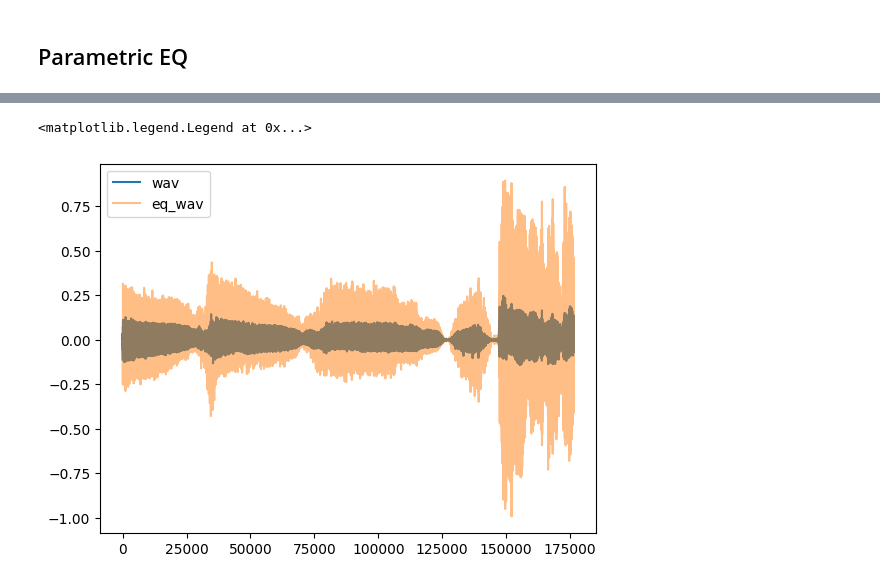
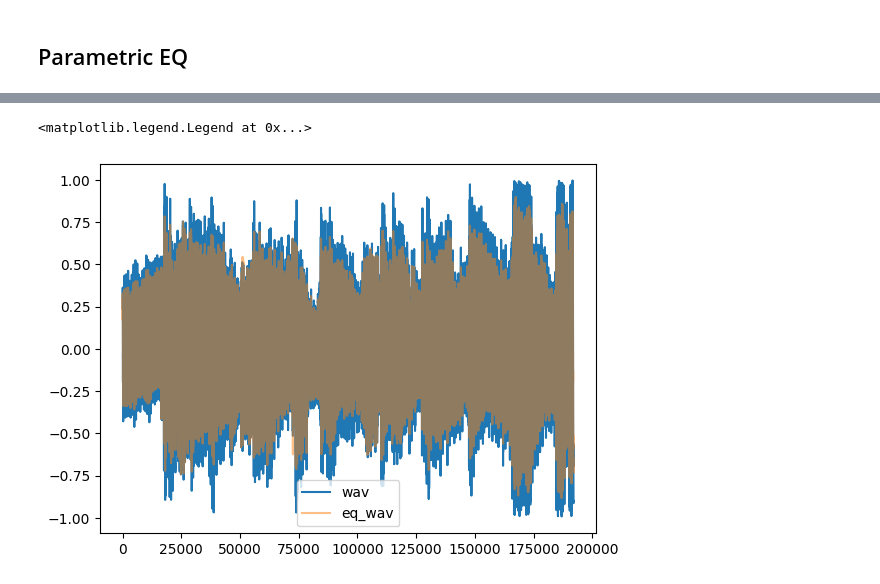
Before and after one commit to ytsrt66589/diffFx-pytorch, a Jupyter notebook: examples/processors/notebook/test_eq.ipynb, the cells around one changed output, grey strips where cells are left out. Cells and saved outputs as stored; diff of their text form; code cells hidden in the pictures.

```diff
--- a/examples/processors/notebook/test_eq.ipynb
+++ b/examples/processors/notebook/test_eq.ipynb
@@ -6,9 +6,11 @@ import matplotlib.pyplot as plt
 import IPython.display as ipd
 import soundfile as sf
 # %%
-AUDIO_PATH = '/home/yytung/projects/MixingSecrets/dataset/Plums/raw_tracks/06_LeadVox.wav'
+AUDIO_PATH = '/home/yytung/projects/test_audiobox/gao.wav'
 wav, sr = sf.read(AUDIO_PATH)
+wav = np.mean(wav, axis=1)
 wav = wav[sr*15:sr*19]
+
 ipd.display(ipd.Audio(data=wav, rate=sr, normalize=False))
 plt.figure(dpi=100)
 plt.plot(wav,      label='wav')
@@ -72,34 +74,34 @@ plt.legend()
 # %%
 from diffFx_pytorch.processors.eq import ParametricEqualizer
 
 TONE_DSP_PARAMS = {
     # Low shelf parameters
-    'low_shelf_gain_db': 5.0,
+    'low_shelf_gain_db': -2.0,
     'low_shelf_frequency': 100.0,
     'low_shelf_q_factor': 0.707,
-    f'peak_1_gain_db': 20.0,
+    f'peak_1_gain_db': -5.0,
     f'peak_1_frequency': 1000.0,
     f'peak_1_q_factor': 0.707,
     # High shelf parameters
-    'high_shelf_gain_db': -10.0,
+    'high_shelf_gain_db': 4.0,
     'high_shelf_frequency': 10000.0,
     'high_shelf_q_factor': 0.707,
 }
 
 Processor = ParametricEqualizer(sample_rate=sr, num_peak_filters=1).to('cuda')
 test_wav = torch.from_numpy(wav).unsqueeze(0).unsqueeze(0).float().to('cuda')
 
 eq_wav = Processor(test_wav, None, TONE_DSP_PARAMS)
 
 ipd.display(ipd.Audio(data=wav, rate=sr, normalize=False))
 ipd.display(ipd.Audio(data=eq_wav.squeeze().cpu().numpy(), rate=sr, normalize=False))
 
 plt.figure(dpi=100)
 plt.plot(wav,      label='wav')
 plt.plot(eq_wav.squeeze().cpu().numpy(),      alpha=0.5,label='eq_wav')
 plt.legend()
 # %% [output]
 [interactive output not drawn]
 [interactive output not drawn]
 <matplotlib.legend.Legend at 0x...>
-[figure, old version]
+[figure, new version]
```
Also changed, not shown: parts of 3 cells of this notebook, 40 other files.
